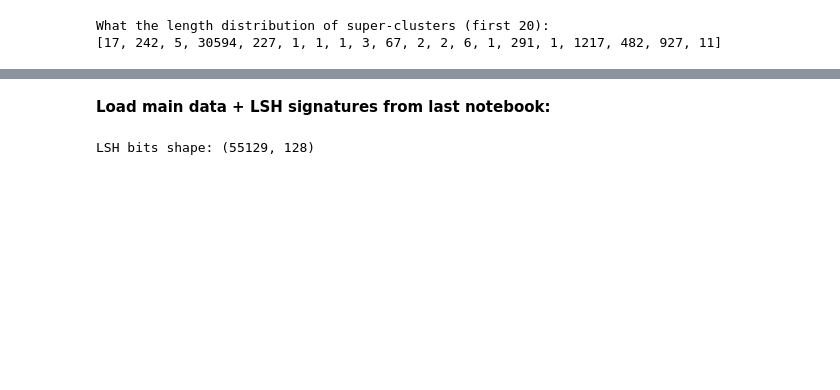
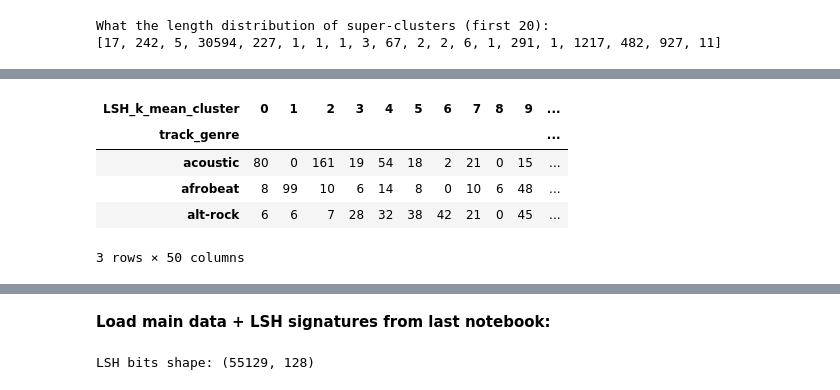
Before and after one commit to adamajane/computational-tools-for-data-science-02807-project, a Jupyter notebook: 3-recommendation-search/3.ipynb, the cells around one changed output, grey strips where cells are left out. Saved outputs shown, nothing was run; the diff lists cells and outputs as text; code cells hidden in the pictures; blank space fills up the shorter version.

```diff
--- a/3-recommendation-search/3.ipynb
+++ b/3-recommendation-search/3.ipynb
@@ -684,0 +714,16 @@ plot_clusters_pca(X, labels_global)
+# %%
+#Adding the LSH-aided K-means clusters to the dataframe:
+
+df_main['LSH_k_mean_cluster'] = labels_global #Save the cluster labels, from the DBSCAN, in a column in the dataframe.
+# %%
+#Distribution of song genres in different LSH-aided K-means clusters:
+df_cluster_genre_count_compared = pd.crosstab(df_main['track_genre'], df_main['LSH_k_mean_cluster'])
+
+display(df_cluster_genre_count_compared.head(3))
+# %% [output]
+| LSH_k_mean_cluster | 0 | 1 | 2 | 3 | 4 | 5 | 6 | 7 | 8 | 9 | ... |
+| track_genre |  |  |  |  |  |  |  |  |  |  | ... |
+| acoustic | 80 | 0 | 161 | 19 | 54 | 18 | 2 | 21 | 0 | 15 | ... |
+| afrobeat | 8 | 99 | 10 | 6 | 14 | 8 | 0 | 10 | 6 | 48 | ... |
+| alt-rock | 6 | 6 | 7 | 28 | 32 | 38 | 42 | 21 | 0 | 45 | ... |
+3 rows × 50 columns
```
Also changed, not shown: parts of 27 cells of this notebook.
